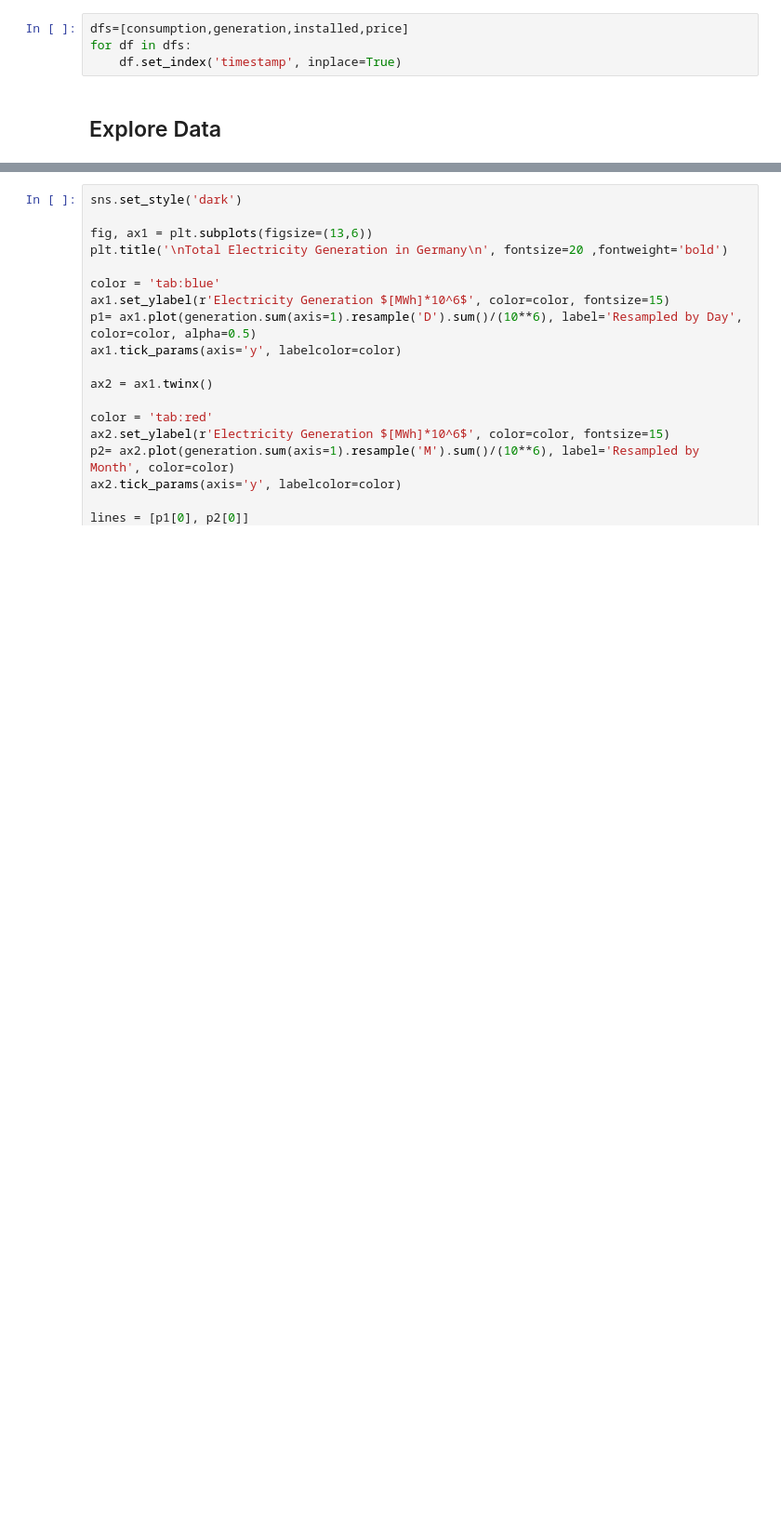
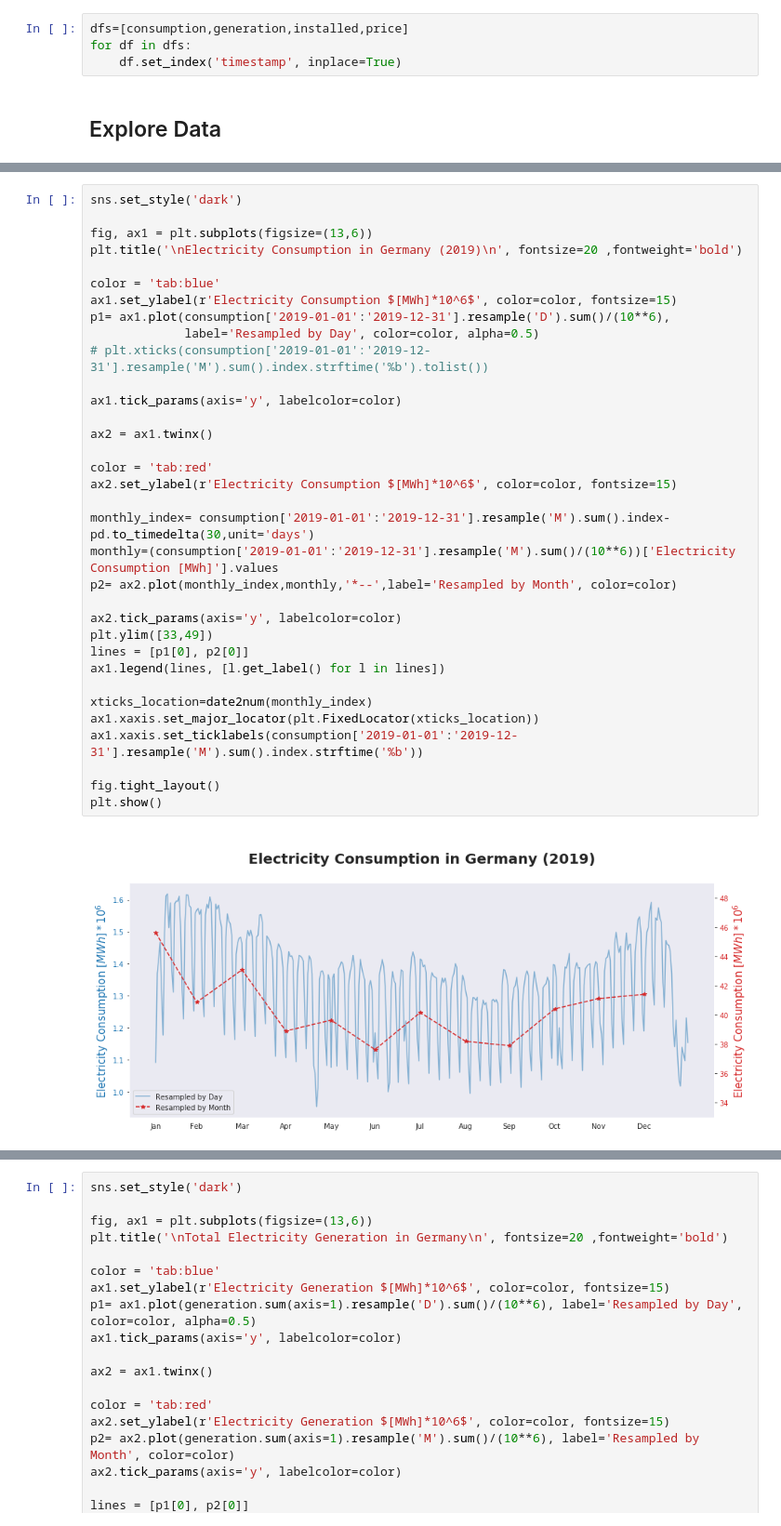
Before and after one commit to siavash-saki/IBM-Advanced-Capstone-Project, a Jupyter notebook: Notebooks/02. EDA.ipynb, the cells around one changed output, grey strips where cells are left out. Shown at 93% size. Drawn from its saved outputs; the diff is of its cells as text; blank space fills up the shorter version.

```diff
--- a/Notebooks/02. EDA.ipynb
+++ b/Notebooks/02. EDA.ipynb
@@ -77,0 +80,36 @@ plt.show()
+# %%
+sns.set_style('dark')
+
+fig, ax1 = plt.subplots(figsize=(13,6))
+plt.title('\nElectricity Consumption in Germany (2019)\n', fontsize=20 ,fontweight='bold')
+
+color = 'tab:blue'
+ax1.set_ylabel(r'Electricity Consumption $[MWh]*10^6$', color=color, fontsize=15)
+p1= ax1.plot(consumption['2019-01-01':'2019-12-31'].resample('D').sum()/(10**6),
+             label='Resampled by Day', color=color, alpha=0.5)
+# plt.xticks(consumption['2019-01-01':'2019-12-31'].resample('M').sum().index.strftime('%b').tolist())
+
+ax1.tick_params(axis='y', labelcolor=color)
+
+ax2 = ax1.twinx()
+
+color = 'tab:red'
+ax2.set_ylabel(r'Electricity Consumption $[MWh]*10^6$', color=color, fontsize=15)
+
+monthly_index= consumption['2019-01-01':'2019-12-31'].resample('M').sum().index-pd.to_timedelta(30,unit='days')
+monthly=(consumption['2019-01-01':'2019-12-31'].resample('M').sum()/(10**6))['Electricity Consumption [MWh]'].values
+p2= ax2.plot(monthly_index,monthly,'*--',label='Resampled by Month', color=color)
+
+ax2.tick_params(axis='y', labelcolor=color)
+plt.ylim([33,49])
+lines = [p1[0], p2[0]]
+ax1.legend(lines, [l.get_label() for l in lines])
+
+xticks_location=date2num(monthly_index)
+ax1.xaxis.set_major_locator(plt.FixedLocator(xticks_location))
+ax1.xaxis.set_ticklabels(consumption['2019-01-01':'2019-12-31'].resample('M').sum().index.strftime('%b'))
+
+fig.tight_layout()
+plt.show()
+# %% [output]
+[figure, added]
```
Also changed, not shown: parts of 11 cells of this notebook.
